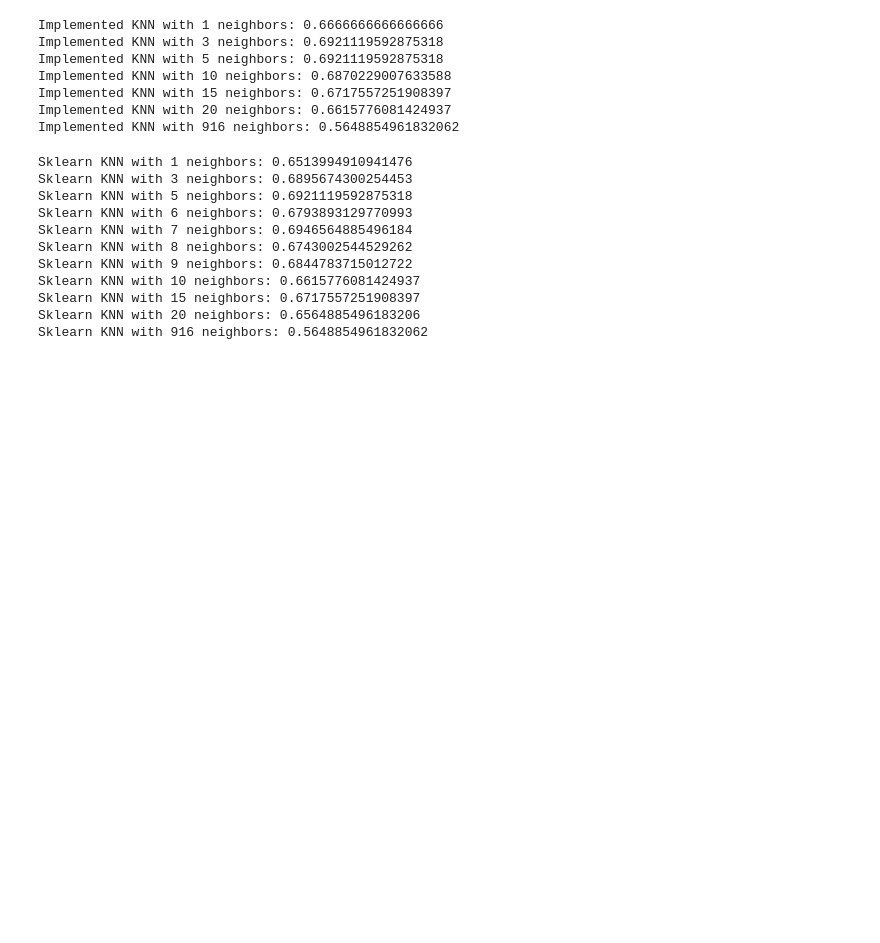
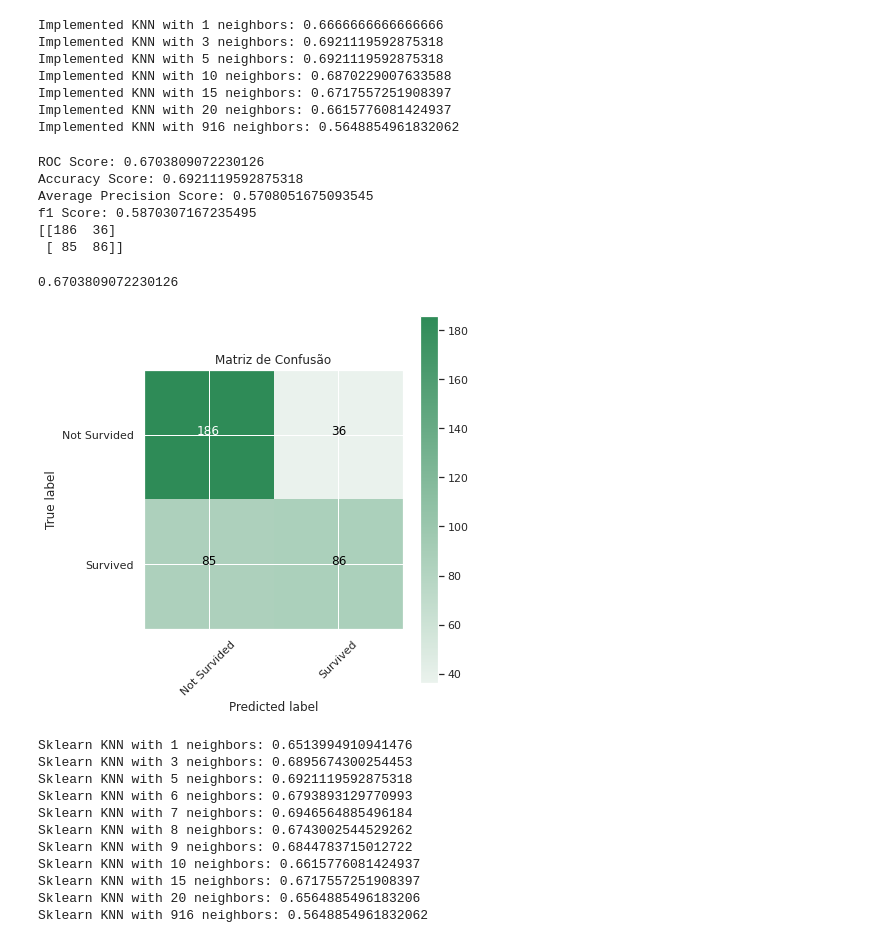
Before and after one commit to GDevigili/machine-learning-coursework, a Jupyter notebook: main.ipynb, the cells around one changed output. Cells and saved outputs as stored; diff of their text form; code cells hidden in the pictures; blank space fills up the shorter version.

```diff
--- a/main.ipynb
+++ b/main.ipynb
@@ -441,6 +441,20 @@ Implemented KNN with 10 neighbors: 0.6870229007633588
 Implemented KNN with 15 neighbors: 0.6717557251908397
 Implemented KNN with 20 neighbors: 0.6615776081424937
 Implemented KNN with 916 neighbors: 0.5648854961832062
+# %%
+my_knn = KnnClassifier(k=5)
+my_knn.fit(x_train, y_train)
+
+classifier_evaluation(my_knn, x_test, y_test)
+# %% [output]
+ROC Score: 0.6703809072230126
+Accuracy Score: 0.6921119592875318
+Average Precision Score: 0.5708051675093545
+f1 Score: 0.5870307167235495
+[[186  36]
+ [ 85  86]]
+0.6703809072230126
+[figure, added]
 # %%
 from sklearn.neighbors import KNeighborsClassifier
 
```
Also changed, not shown: parts of 12 cells of this notebook.
